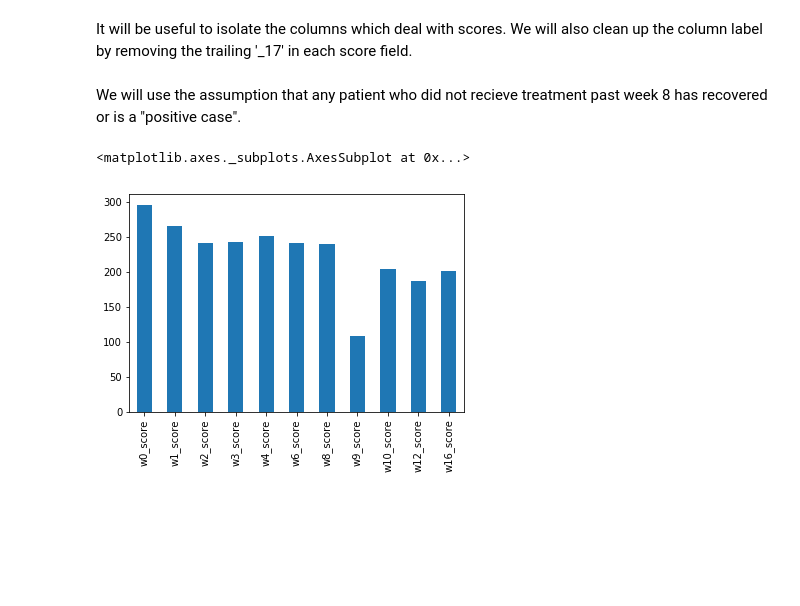
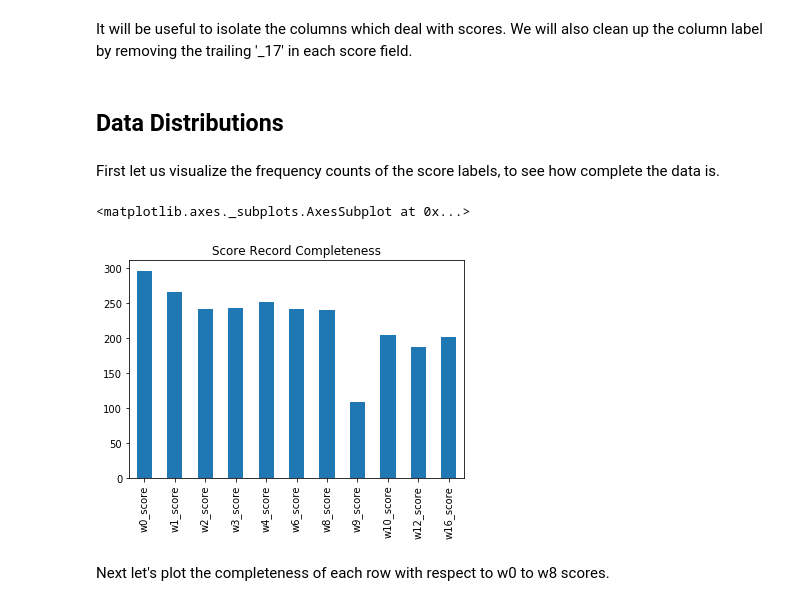
Before and after one commit to moduIo/Clinical-Depression-Study, a Jupyter notebook: main.ipynb, the cells around one changed output. Cells and saved outputs as stored; diff of their text form; code cells hidden in the pictures; blank space fills up the shorter version.

```diff
--- a/main.ipynb
+++ b/main.ipynb
@@ -21,10 +21,14 @@ score_cols = [col for col in original_data.columns if 'score' in col]
 for i in range(len(score_cols)):
     original_data.rename(columns={score_cols[i]: score_cols[i][:-3]}, inplace=True)
     score_cols[i] = score_cols[i][:-3]
-# %% [markdown]
-We will use the assumption that any patient who did not recieve treatment past week 8 has recovered or is a "positive case".
+# %% [markdown]
+## Data Distributions
+# %% [markdown]
+First let us visualize the frequency counts of the score labels, to see how complete the data is.
 # %%
-original_data[score_cols].count().plot(kind="bar", sort_columns='Asc')
+original_data[score_cols].count().plot(kind='bar', title='Score Record Completeness')
 # %% [output]
 <matplotlib.axes._subplots.AxesSubplot at 0x...>
-[figure, old version]
+[figure, new version]
+# %% [markdown]
+Next let's plot the completeness of each row with respect to w0 to w8 scores.
```
Also changed, not shown: parts of 2 cells of this notebook, 2 other files.
